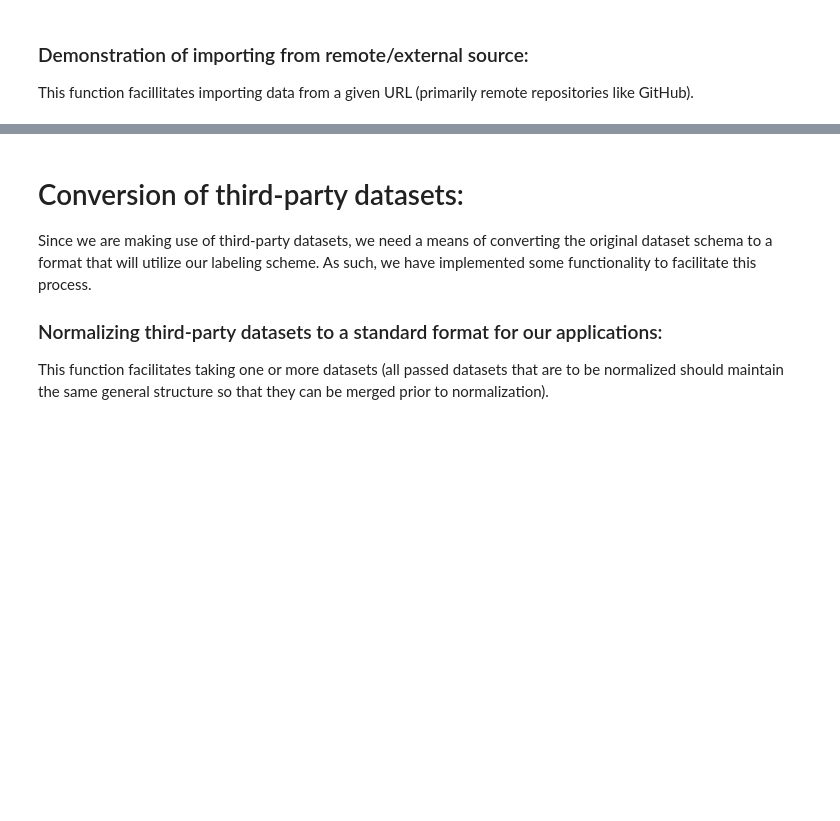
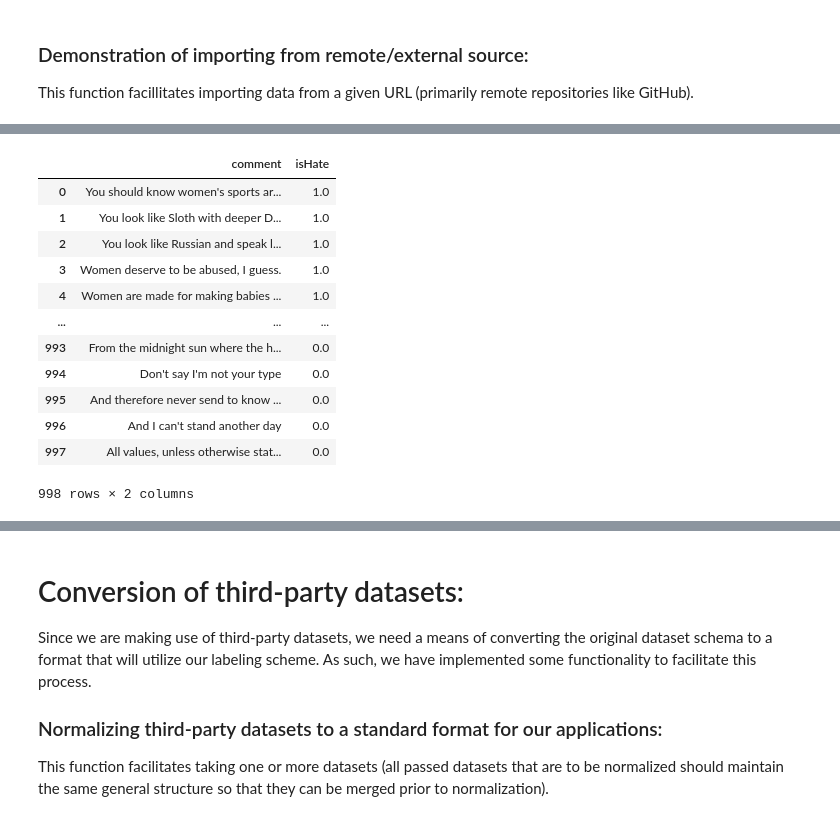
Before and after one commit to dlsmallw/NLPinitiative, a Jupyter notebook: notebooks/Data_Import_Notes.ipynb, the cells around one changed output, grey strips where cells are left out. Saved outputs shown, nothing was run; the diff lists cells and outputs as text; code cells hidden in the pictures; blank space fills up the shorter version.

```diff
--- a/notebooks/Data_Import_Notes.ipynb
+++ b/notebooks/Data_Import_Notes.ipynb
@@ -23,5 +42,6 @@ local_import_example_df
 ### Demonstration of importing from remote/external source:
 This function facillitates importing data from a given URL (primarily remote repositories like GitHub).
 # %%
-remote_import_example_df = data_import.import_from_ext_source("https://github.com/intelligence-csd-auth-gr/Ethos-Hate-Speech-Dataset/blob/master/ethos/ethos_data/Ethos_Dataset_Binary.csv")
-remote_import_example_df
+remote_import_example_df1 = data_manager.import_data(import_type='external', source="https://github.com/intelligence-csd-auth-gr/Ethos-Hate-Speech-Dataset/blob/master/ethos/ethos_data/Ethos_Dataset_Binary.csv", dataset_name='EthosBinDS', overwrite=True)
+remote_import_example_df1
+# %% [output]
@@ -27,0 +51,13 @@ remote_import_example_df
+|  | comment | isHate |
+| 0 | You should know women's sports ar... | 1.0 |
+| 1 | You look like Sloth with deeper D... | 1.0 |
+| 2 | You look like Russian and speak l... | 1.0 |
+| 3 | Women deserve to be abused, I guess. | 1.0 |
+| 4 | Women are made for making babies ... | 1.0 |
+| ... | ... | ... |
+| 993 | From the midnight sun where the h... | 0.0 |
+| 994 | Don't say I'm not your type | 0.0 |
+| 995 | And therefore never send to know ... | 0.0 |
+| 996 | And I can't stand another day | 0.0 |
+| 997 | All values, unless otherwise stat... | 0.0 |
+998 rows × 2 columns
```
Also changed, not shown: parts of 10 cells of this notebook, 18 other files.
